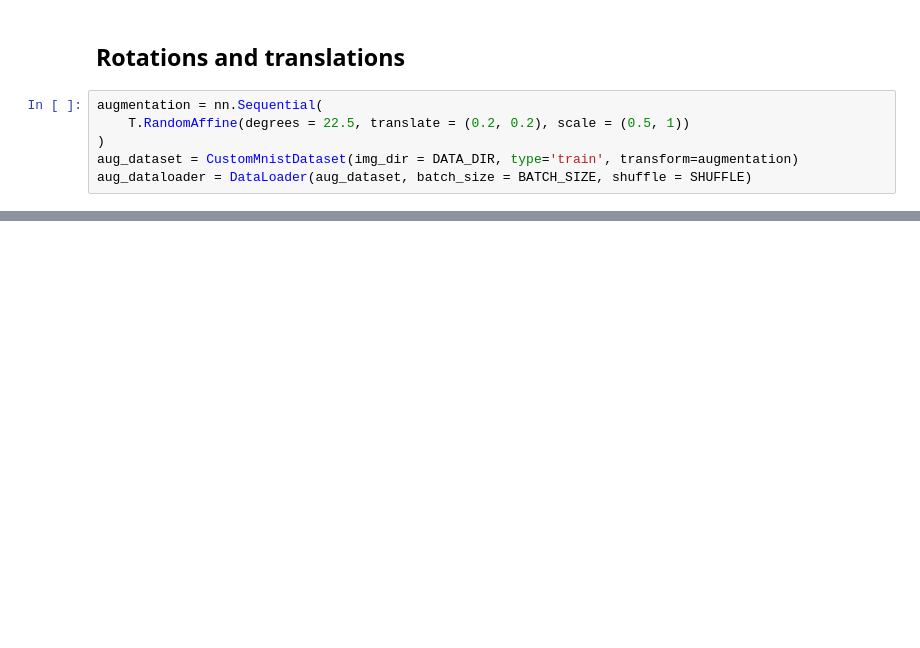
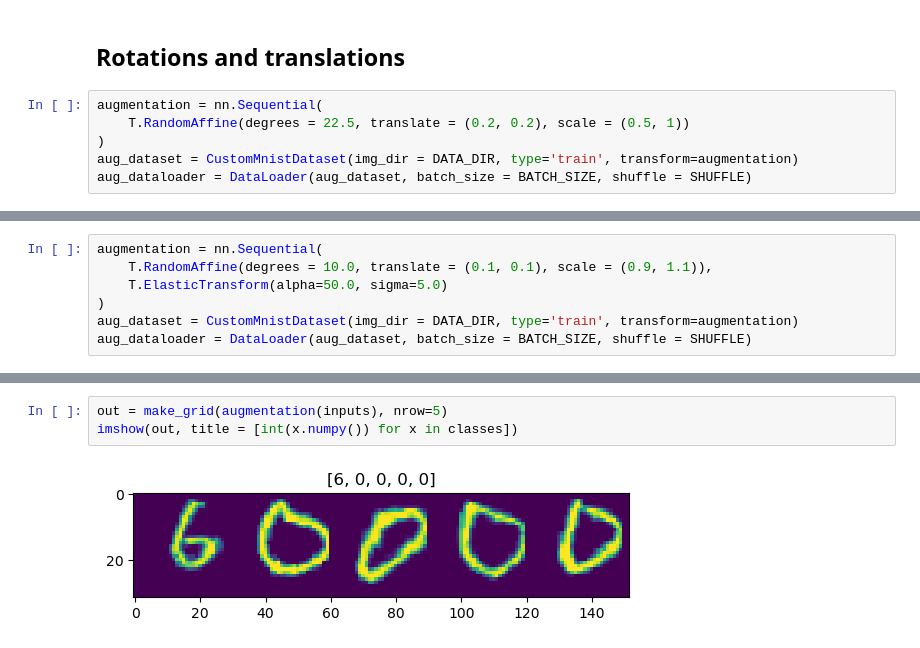
Before and after one commit to JulianAustin1993/digit-recognizer, a Jupyter notebook: notebooks/1-ja-explore_data.ipynb, the cells around one changed output, grey strips where cells are left out. Drawn from its saved outputs; the diff is of its cells as text; blank space fills up the shorter version.

```diff
--- a/notebooks/1-ja-explore_data.ipynb
+++ b/notebooks/1-ja-explore_data.ipynb
@@ -50,0 +59,7 @@ imshow(out, title = [int(x.numpy()) for x in classes])
+# %%
+augmentation = nn.Sequential(
+    T.RandomAffine(degrees = 10.0, translate = (0.1, 0.1), scale = (0.9, 1.1)),
+    T.ElasticTransform(alpha=50.0, sigma=5.0)
+)
+aug_dataset = CustomMnistDataset(img_dir = DATA_DIR, type='train', transform=augmentation)
+aug_dataloader = DataLoader(aug_dataset, batch_size = BATCH_SIZE, shuffle = SHUFFLE)
@@ -50,0 +72,5 @@ imshow(out, title = [int(x.numpy()) for x in classes])
+# %%
+out = make_grid(augmentation(inputs), nrow=5)
+imshow(out, title = [int(x.numpy()) for x in classes])
+# %% [output]
+[figure, added]
```
Also changed, not shown: parts of 5 cells of this notebook, 2 other files.
